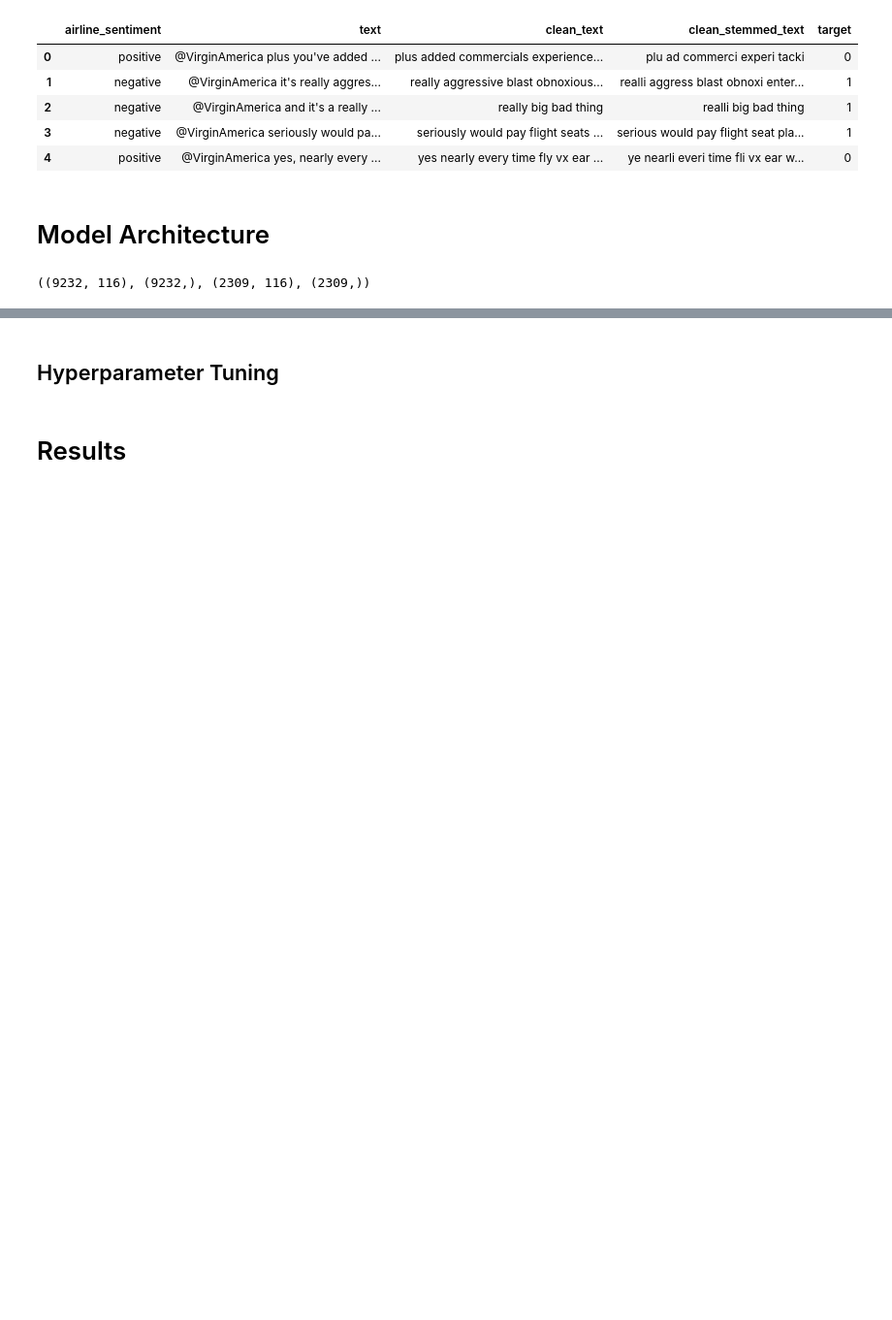
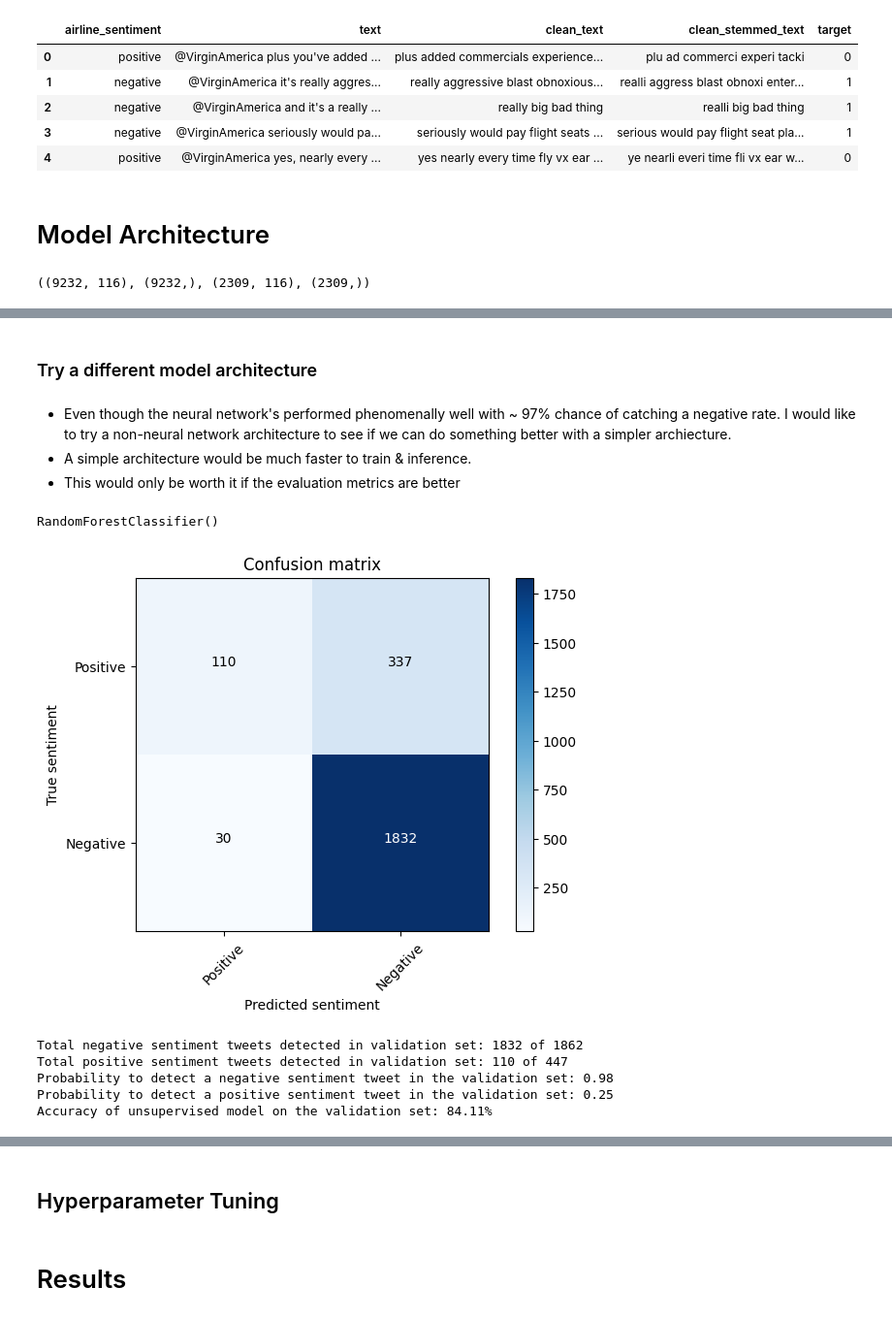
Before and after one commit to karansangha/5511_week6_finalproject, a Jupyter notebook: Sentiment Analysis.ipynb, the cells around one changed output, grey strips where cells are left out. Shown at 97% size. Saved outputs shown, nothing was run; the diff lists cells and outputs as text; code cells hidden in the pictures; blank space fills up the shorter version.

```diff
--- a/Sentiment Analysis.ipynb
+++ b/Sentiment Analysis.ipynb
@@ -385,5 +371,38 @@ def plot_confusion_matrix(cm, classes,title='Confusion matrix', cmap=plt.cm.Blue
                  color="white" if cm[i, j] > thresh else "black")
 
     plt.tight_layout()
-    plt.ylabel('True label')
-    plt.xlabel('Predicted label')
+    plt.ylabel('True sentiment')
+    plt.xlabel('Predicted sentiment')
+
+def evaluate_model(history, model, X_validation, y_validation):
+    # Plot accuracy and loss plots
+    if history is not None:
+        plt.plot(history.history['accuracy'])
+        plt.plot(history.history['val_accuracy'])
+        plt.title('Model One Accuracy per Epoch')
+        plt.ylabel('accuracy')
+        plt.xlabel('epoch')
+        plt.legend(['train', 'validate'], loc='upper left')
+        plt.show();
+
+        plt.plot(history.history['loss'])
+        plt.plot(history.history['val_loss'])
+        plt.title('Model One Loss per Epoch')
+        plt.ylabel('loss')
+        plt.xlabel('epoch')
+        plt.legend(['train', 'validate'], loc='upper left')
+        plt.show();
+
+    # Show confusion matirx
+    y_valid_pred = model.predict(X_validation)
+    y_valid_pred = [0 if pred < 0.5 else 1 for pred in y_valid_pred]
+    cm_train = np.flip(confusion_matrix(y_validation, y_valid_pred))
+    plot_confusion_matrix(cm_train,["Positive", "Negative"])
+    plt.show();
+
+    # Calculate the fun metrics
+    print(f'Total negative sentiment tweets detected in validation set: {cm_train[1][1]} of {cm_train[1][1]+cm_train[1][0]}')
+    print(f'Total positive sentiment tweets detected in validation set: {cm_train[0][0]} of {cm_train[0][1]+cm_train[0][0]}')
+    print(f'Probability to detect a negative sentiment tweet in the validation set: {cm_train[1][1]/(cm_train[1][1]+cm_train[1][0]):0.2f}')
+    print(f'Probability to detect a positive sentiment tweet in the validation set: {(cm_train[0][0]/(cm_train[0][1]+cm_train[0][0])):0.2f}')
+    print(f"Accuracy of unsupervised model on the validation set: {100*(accuracy_score(y_validation, y_valid_pred)):0.2f}%")
@@ -488,0 +593,6 @@ Accuracy of unsupervised model on the test set: 89.43%
+# %% [markdown]
+### Try a different model architecture
+# %% [markdown]
+- Even though the neural network's performed phenomenally well with ~ 97% chance of catching a negative rate. I would like to try a non-neural network architecture to see if we can do something better with a simpler archiecture.
+- A simple architecture would be much faster to train & inference.
+- This would only be worth it if the evaluation metrics are better
@@ -488,0 +602,15 @@ Accuracy of unsupervised model on the test set: 89.43%
+# %%
+clf = RandomForestClassifier()
+# %%
+clf.fit(X_train, y_train)
+# %% [output]
+RandomForestClassifier()
+# %%
+evaluate_model(None, clf, X_validation, y_validation)
+# %% [output]
+[figure, added]
+Total negative sentiment tweets detected in validation set: 1832 of 1862
+Total positive sentiment tweets detected in validation set: 110 of 447
+Probability to detect a negative sentiment tweet in the validation set: 0.98
+Probability to detect a positive sentiment tweet in the validation set: 0.25
+Accuracy of unsupervised model on the validation set: 84.11%
```
Also changed, not shown: parts of 25 cells of this notebook.
